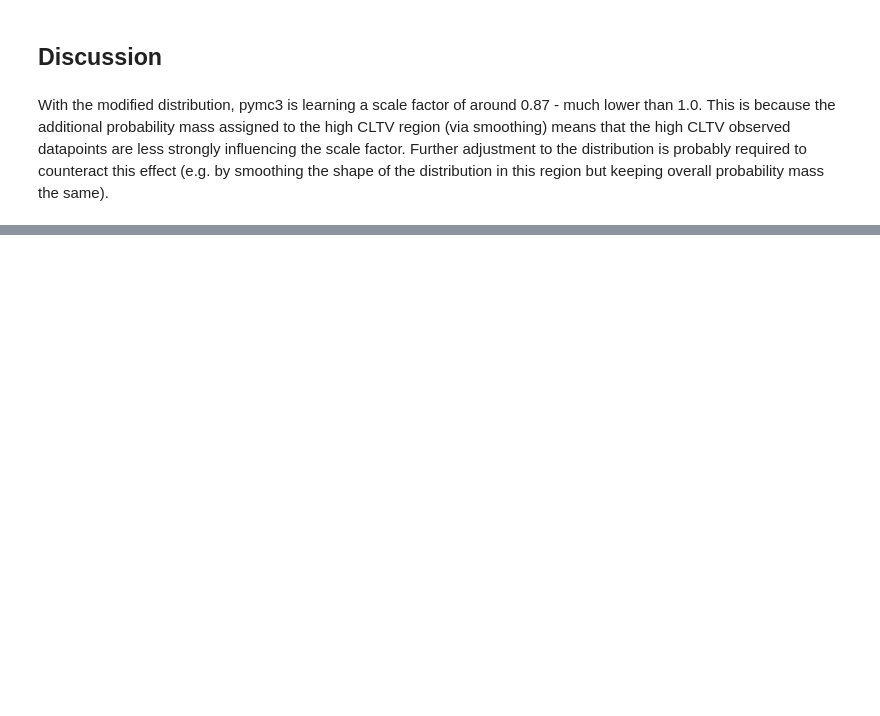
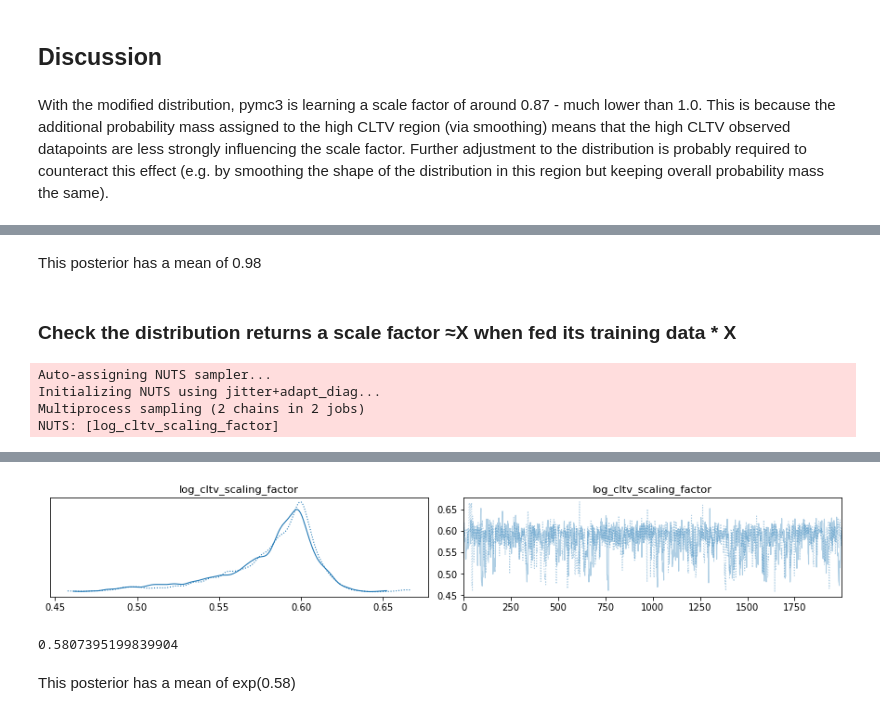
Before and after one commit to jackru/huge-lqg, a Jupyter notebook: bayes/empirical_distribution.ipynb, the cells around one changed output, grey strips where cells are left out. Drawn from its saved outputs; the diff is of its cells as text; code cells hidden in the pictures; blank space fills up the shorter version.

```diff
--- a/bayes/empirical_distribution.ipynb
+++ b/bayes/empirical_distribution.ipynb
@@ -408,0 +444,26 @@ This appears to be a good compromise between fitting real patterns in the data a
+# %% [markdown]
+This posterior has a mean of 0.98
+# %% [markdown]
+### Check the distribution returns a scale factor ≈X when fed its training data * X
+# %%
+obs_cltv = np.array(empirical_cltvs.sort_values()) * np.exp(0.6)
+
+with pm.Model() as cltv_model4:
+    # prior
+    log_cltv_scaling_factor = pm.Uniform('log_cltv_scaling_factor', -2.0, 2.0)
+
+    # this returns the correct density in the transformed space
+    def scaled_empirical_logp(value):
+        return empirical_cltv_dist4.logp(value/tt.exp(log_cltv_scaling_factor)) - log_cltv_scaling_factor
+
+    # parameterisation
+    cltv = pm.DensityDist('cltv', scaled_empirical_logp, observed=obs_cltv)
+
+    # plot
+    log_cltv_scale_prior_trace4 = pm.sample(tune=2000, draws=2000, return_inferencedata=True)
+    pm.plot_trace(log_cltv_scale_prior_trace4)
+# %% [output]
+Auto-assigning NUTS sampler...
+Initializing NUTS using jitter+adapt_diag...
+Multiprocess sampling (2 chains in 2 jobs)
+NUTS: [log_cltv_scaling_factor]
@@ -408,0 +473,7 @@ This appears to be a good compromise between fitting real patterns in the data a
+[figure, added]
+# %%
+log_cltv_scale_prior_trace4.posterior.log_cltv_scaling_factor.values.mean()
+# %% [output]
+0.5807395199839904
+# %% [markdown]
+This posterior has a mean of exp(0.58)
```
Also changed, not shown: parts of 52 cells of this notebook.
